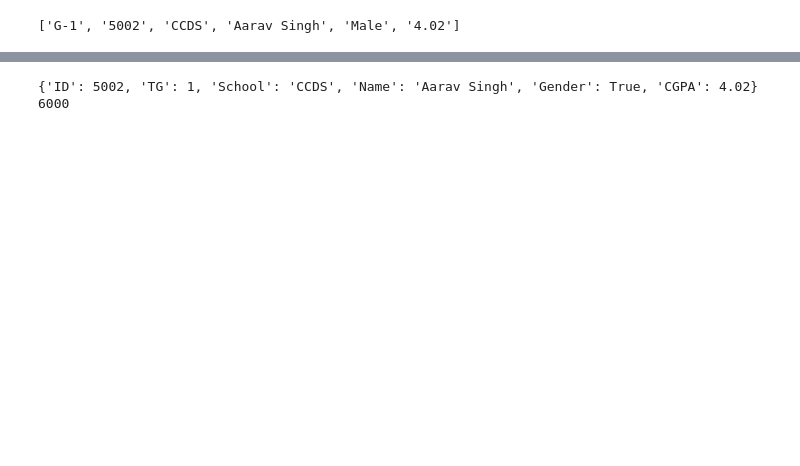
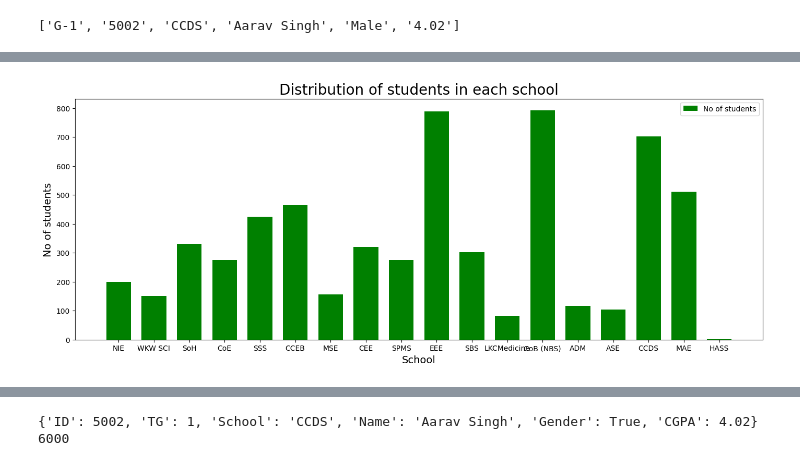
Before and after one commit to Eugene488/SC1003_MiniProj, a Jupyter notebook: Main.ipynb, the cells around one changed output, grey strips where cells are left out. Saved outputs shown, nothing was run; the diff lists cells and outputs as text; code cells hidden in the pictures; blank space fills up the shorter version.

```diff
--- a/Main.ipynb
+++ b/Main.ipynb
@@ -43,0 +118,10 @@ print(fileData[0])
+# %%
+plt.figure(figsize=(17, 6))
+plt.bar(list(unq_school), school_count, color="g", width=0.7, label = "No of students")
+plt.xlabel("School", fontsize=14)
+plt.ylabel("No of students", fontsize=14)
+plt.title("Distribution of students in each school", fontsize=20)
+plt.legend()
+plt.show()
+# %% [output]
+[figure, added]
```
Also changed, not shown: parts of 55 cells of this notebook.
